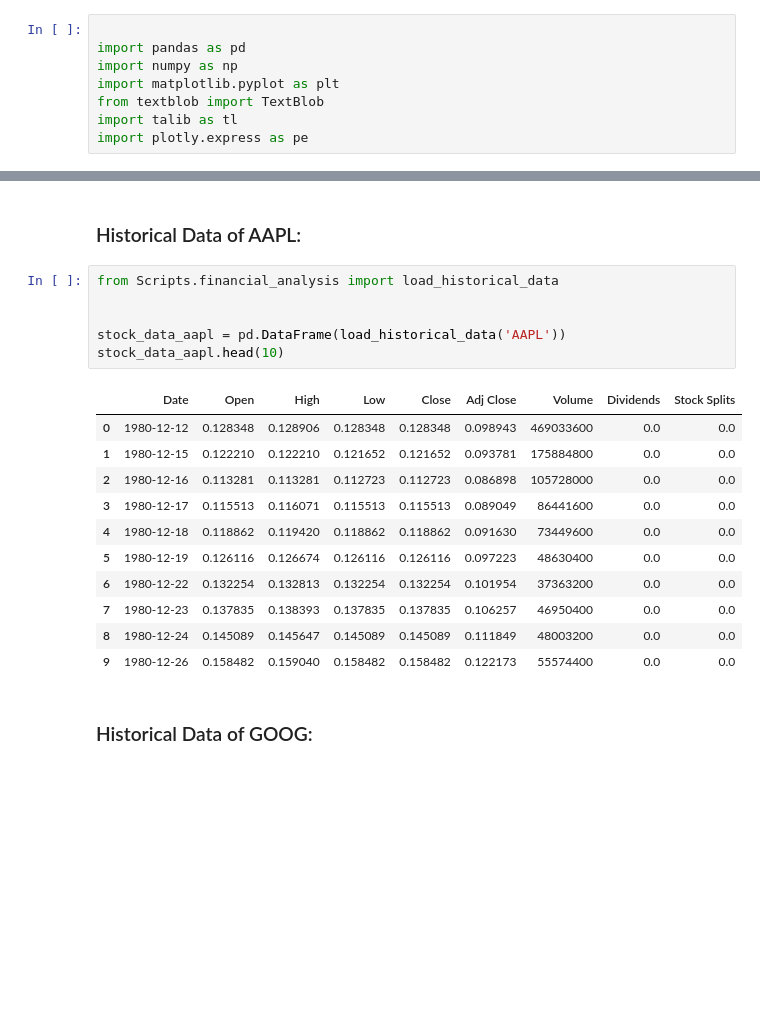
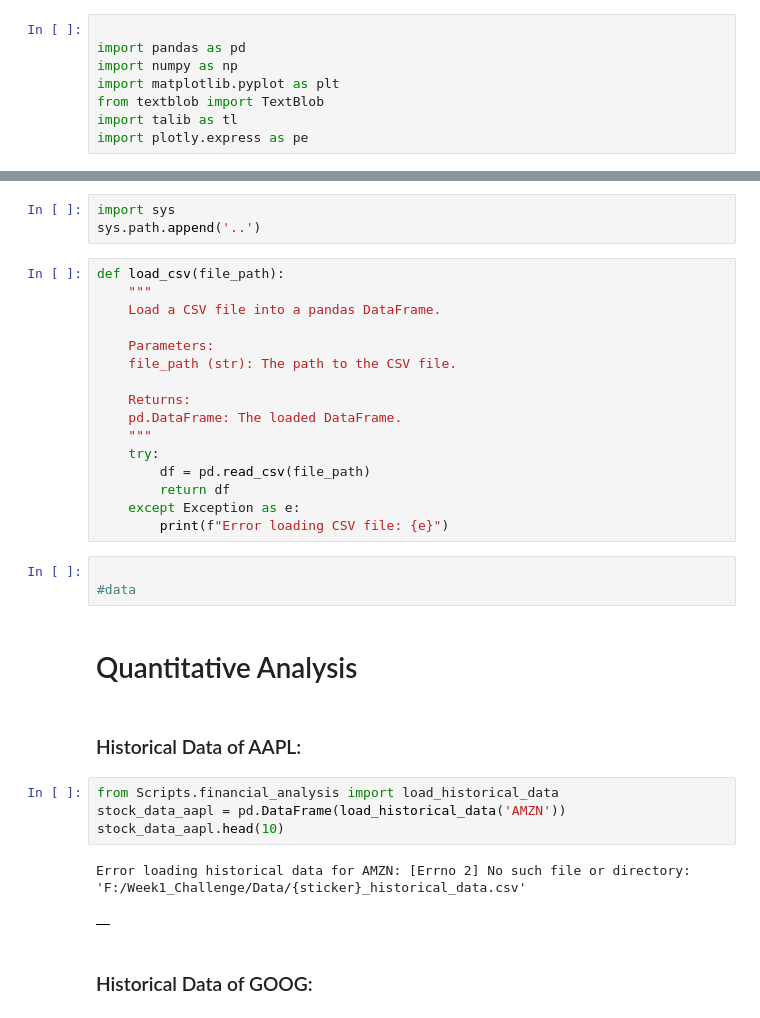
Before and after one commit to nanecha/Week1_Challenge, a Jupyter notebook: notebooks/quantitative.ipynb, the cells around one changed output, grey strips where cells are left out. Saved outputs shown, nothing was run; the diff lists cells and outputs as text; blank space fills up the shorter version.

```diff
--- a/notebooks/quantitative.ipynb
+++ b/notebooks/quantitative.ipynb
@@ -14,23 +11,36 @@ sys.path.append('..')
+# %%
+import sys
+sys.path.append('..')
+# %%
+def load_csv(file_path):
+    """
+    Load a CSV file into a pandas DataFrame.
+
+    Parameters:
+    file_path (str): The path to the CSV file.
+
+    Returns:
+    pd.DataFrame: The loaded DataFrame.
+    """
+    try:
+        df = pd.read_csv(file_path)
+        return df
+    except Exception as e:
+        print(f"Error loading CSV file: {e}")
+# %%
+
+#data
+# %% [markdown]
+# Quantitative Analysis
 # %% [markdown]
 ### Historical Data of AAPL:
 # %%
 from Scripts.financial_analysis import load_historical_data
-
-
-stock_data_aapl = pd.DataFrame(load_historical_data('AAPL'))
+stock_data_aapl = pd.DataFrame(load_historical_data('AMZN'))
 stock_data_aapl.head(10)
 # %% [output]
+Error loading historical data for AMZN: [Errno 2] No such file or directory: 'F:/Week1_Challenge/Data/{sticker}_historical_data.csv'
-|  | Date | Open | High | Low | Close | Adj Close | Volume | Dividends | Stock Splits |
-| 0 | 1980-12-12 | 0.128348 | 0.128906 | 0.128348 | 0.128348 | 0.098943 | 469033600 | 0.0 | 0.0 |
-| 1 | 1980-12-15 | 0.122210 | 0.122210 | 0.121652 | 0.121652 | 0.093781 | 175884800 | 0.0 | 0.0 |
-| 2 | 1980-12-16 | 0.113281 | 0.113281 | 0.112723 | 0.112723 | 0.086898 | 105728000 | 0.0 | 0.0 |
-| 3 | 1980-12-17 | 0.115513 | 0.116071 | 0.115513 | 0.115513 | 0.089049 | 86441600 | 0.0 | 0.0 |
-| 4 | 1980-12-18 | 0.118862 | 0.119420 | 0.118862 | 0.118862 | 0.091630 | 73449600 | 0.0 | 0.0 |
-| 5 | 1980-12-19 | 0.126116 | 0.126674 | 0.126116 | 0.126116 | 0.097223 | 48630400 | 0.0 | 0.0 |
-| 6 | 1980-12-22 | 0.132254 | 0.132813 | 0.132254 | 0.132254 | 0.101954 | 37363200 | 0.0 | 0.0 |
-| 7 | 1980-12-23 | 0.137835 | 0.138393 | 0.137835 | 0.137835 | 0.106257 | 46950400 | 0.0 | 0.0 |
-| 8 | 1980-12-24 | 0.145089 | 0.145647 | 0.145089 | 0.145089 | 0.111849 | 48003200 | 0.0 | 0.0 |
-| 9 | 1980-12-26 | 0.158482 | 0.159040 | 0.158482 | 0.158482 | 0.122173 | 55574400 | 0.0 | 0.0 |
+|  |
 # %% [markdown]
 ### Historical Data of GOOG:
 # %%
```
Also changed, not shown: parts of 2 cells of this notebook, 6 other files.
